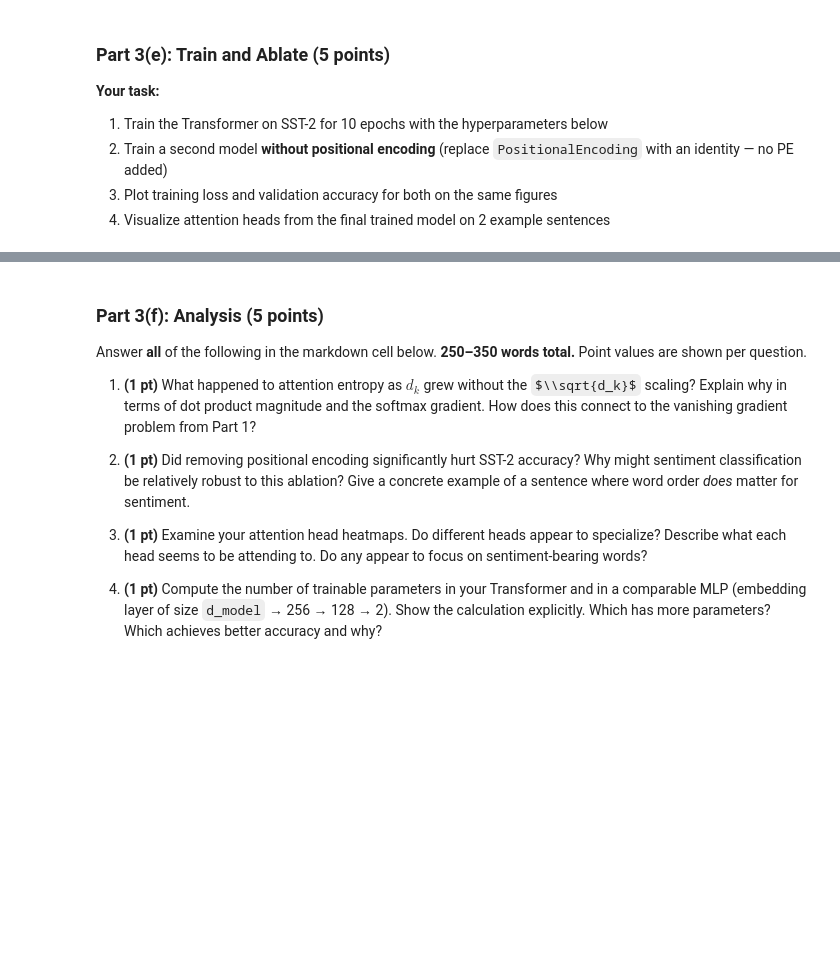
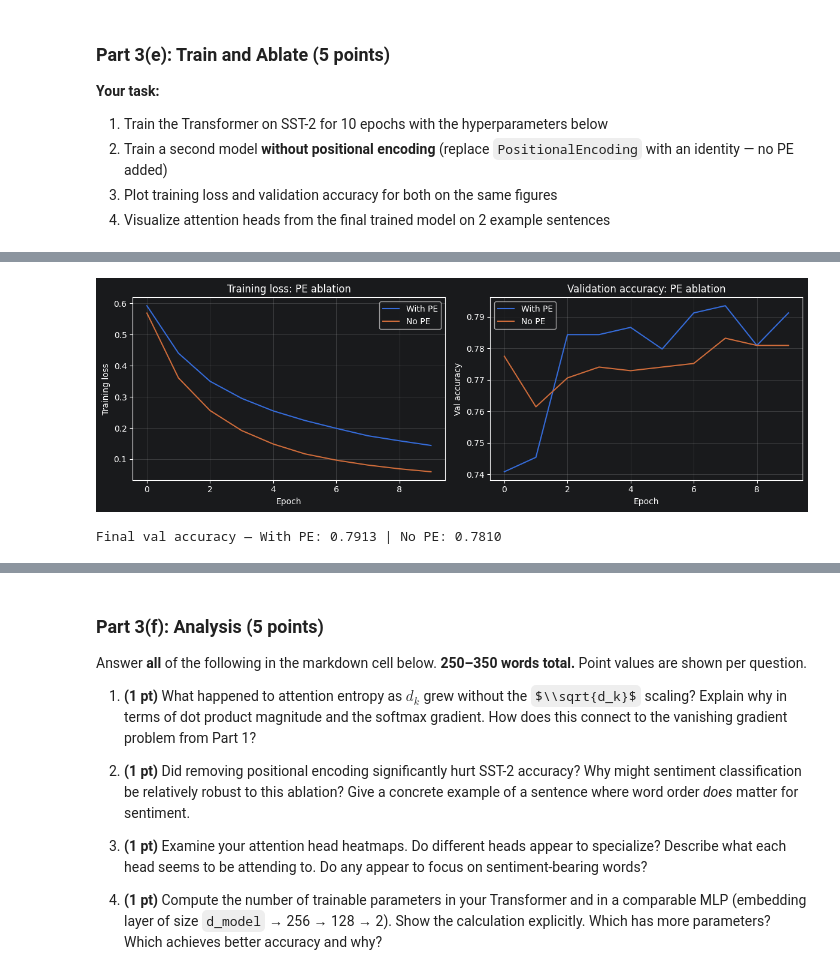
Before and after one commit to adubale/cs5480-assignment4, a Jupyter notebook: assignment4_coding.ipynb, the cells around one changed output, grey strips where cells are left out. Drawn from its saved outputs; the diff is of its cells as text; code cells hidden in the pictures; some formulas as TeX source; blank space fills up the shorter version.

```diff
--- a/assignment4_coding.ipynb
+++ b/assignment4_coding.ipynb
@@ -1029,8 +1090,28 @@ class MultiHeadAttention(nn.Module):
         """
         super().__init__()
         assert d_model % n_heads == 0
-        # YOUR CODE HERE
-        raise NotImplementedError
+
+        self.d_model = d_model
+        self.num_heads = n_heads
+        self.d_k = d_model // n_heads
+
+        #linear projections
+        self.W_q = nn.Linear(d_model, d_model)
+        self.W_k = nn.Linear(d_model, d_model)
+        self.W_v = nn.Linear(d_model, d_model)
+
+        self.W_o = nn.Linear(d_model, d_model)
+
+    def split_heads(self, x):
+        B, S, _ = x.size()
+        x = x.view(B, S, self.num_heads, self.d_k)
+        return x.transpose(1, 2)
+
+    def combine_heads(self, x):
+        # (B, heads, S, d_K -> (B, S, d_model)
+        B, H, S, D = x.size()
+        x = x.transpose(1, 2).contiguous()
+        return x.view(B, S, H * D)
 
     def forward(self, Q, K, V, mask=None):
         """
@@ -1041,9 +1122,18 @@ class MultiHeadAttention(nn.Module):
             output:       (batch, seq_q, d_model)
             attn_weights: (batch, n_heads, seq_q, seq_k)
         """
-        # YOUR CODE HERE
-        raise NotImplementedError
 
+        Q = self.split_heads(self.W_q(Q))
+        K = self.split_heads(self.W_k(K))
+        V = self.split_heads(self.W_v(V))
+
+        #apply attention & combine heads
+        out, attn = scaled_dot_product_attention(Q, K, V, mask=mask)
+        out = self.combine_heads(out)
+
+        out = self.W_o(out)
+
+        return out, attn
 
 # -- Sanity check -- do NOT modify ------------------------------------------
 def sanity_check_mha():
@@ -1194,7 +1324,7 @@ def train_transformer(with_pe=True, seed=SEED):
 
     # If no positional encoding: zero out PE
     if not with_pe:
-        model.pos_enc = lambda x: x   # identity — no PE added
+        model.pos_enc = nn.Identity()   # identity — no PE added
 
     optimizer = torch.optim.Adam(model.parameters(), lr=LR_TF)
     criterion = nn.CrossEntropyLoss()
@@ -1251,3 +1381,4 @@ plt.tight_layout()
 plt.show()
 
 print(f'Final val accuracy — With PE: {accs_pe[-1]:.4f} | No PE: {accs_nope[-1]:.4f}')
+# %% [output]
@@ -1254 +1405,3 @@ print(f'Final val accuracy — With PE: {accs_pe[-1]:.4f} | No PE: {accs_nope[-1
+[figure, added]
+Final val accuracy — With PE: 0.7913 | No PE: 0.7810
 # %%
```
Also changed, not shown: parts of 11 cells of this notebook.
